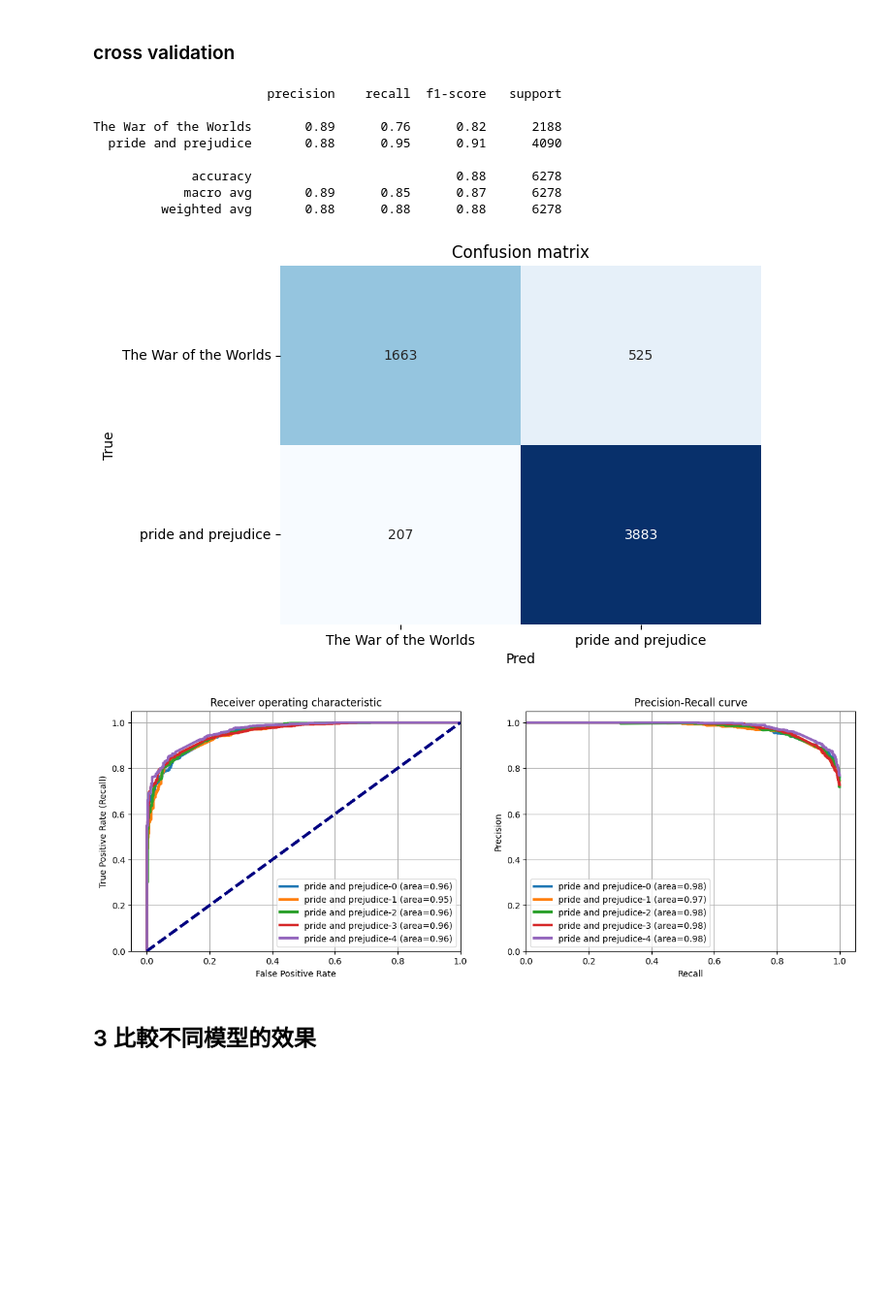
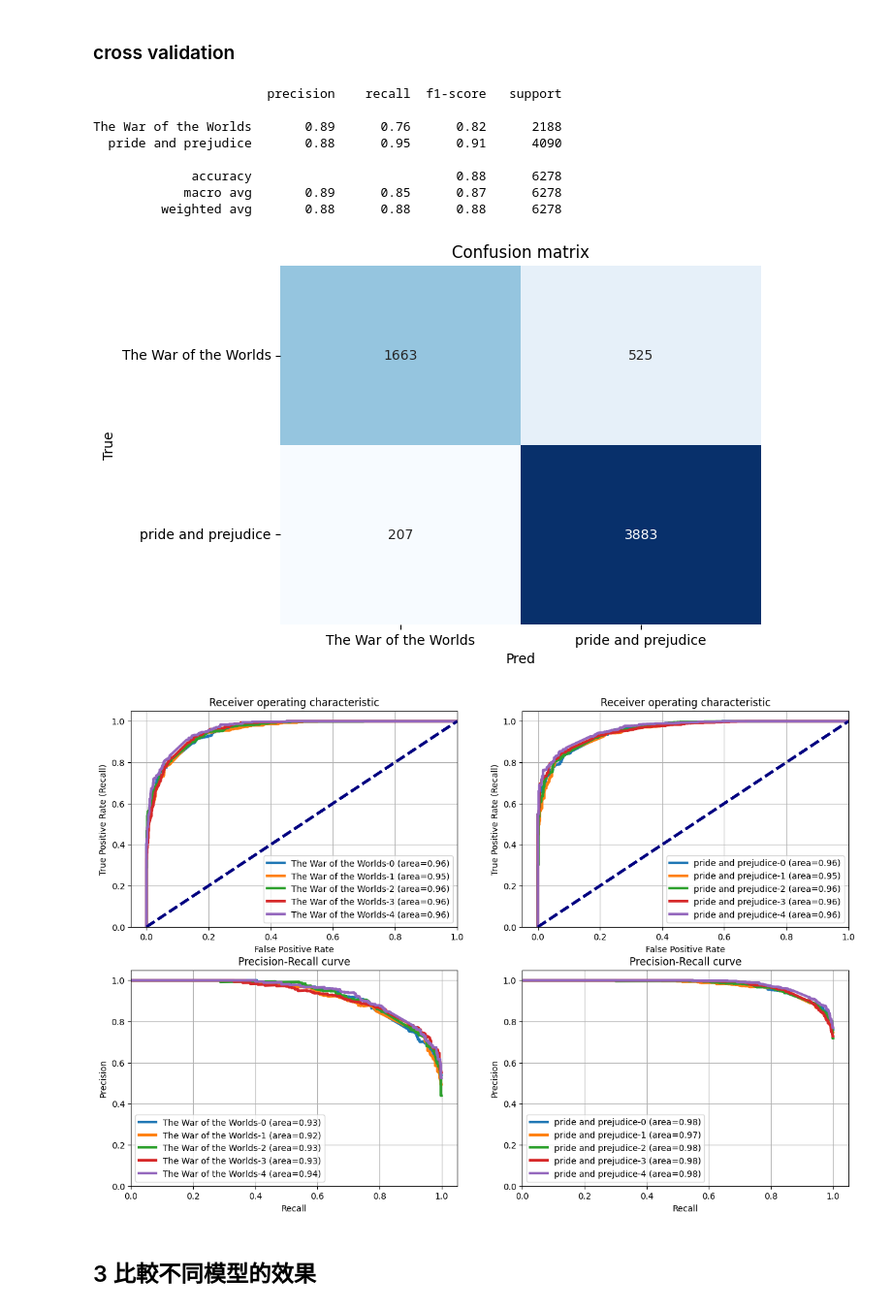
Before and after one commit to Text-Analytics-and-Retrieval/SMA_2023S, a Jupyter notebook: week11_classification/classification_en.ipynb, the cells around one changed output. Shown at 97% size. Drawn from its saved outputs; the diff is of its cells as text; code cells hidden in the pictures; blank space fills up the shorter version.

```diff
--- a/week11_classification/classification_en.ipynb
+++ b/week11_classification/classification_en.ipynb
@@ -182,9 +182,3 @@ plt.yticks(rotation=0)
 (array([0.5, 1.5]),
  [Text(0, 0.5, 'The War of the Worlds'), Text(0, 1.5, 'pride and prejudice')])
 [figure]
-# %%
-# one-hot encoding
-label_binarizer = LabelBinarizer()
-label_binarizer.fit(y_train)
-y_onehot_test = label_binarizer.transform(y_test)
-print(y_onehot_test.shape)  # (n_samples, n_classes)
@@ -192,0 +185,5 @@ print(y_onehot_test.shape)  # (n_samples, n_classes)
+# %%
+enc = OneHotEncoder(sparse=False)
+enc.fit(y_train.values.reshape(-1, 1))
+y_onehot_test = enc.transform(y_test.values.reshape(-1, 1))
+y_onehot_test
@@ -279,6 +296,10 @@ def train_cv(vectorizer, clf, X, y):
     cv_results = cross_validate(clf, vec_X, y, cv=5, return_estimator=True)
     y_pred = cross_val_predict(clf, vec_X, y, cv=5)
     y_pred_proba = cross_val_predict(clf, vec_X, y, cv=5, method="predict_proba")
+
+    # one-hot encoding
+    enc = OneHotEncoder(sparse=False)
+    enc.fit(y.values.reshape(-1, 1))
 
     ## Accuracy, Precision, Recall, F1-score
     cls_report = classification_report(y, y_pred, output_dict=True)
@@ -300,77 +321,78 @@ def train_cv(vectorizer, clf, X, y):
     plt.yticks(rotation=0)
 
 
-    fig, ax = plt.subplots(nrows=1, ncols=2, figsize=(15, 5))
+    fig, ax = plt.subplots(nrows=2, ncols=2, figsize=(15, 10))
 
     kf = KFold(n_splits=5)
 
     for k, (train, test) in enumerate(kf.split(vec_X, y)):
         clf.fit(vec_X[train,:], y.iloc[train])
         y_pred = clf.predict(vec_X[test,:])
         y_test = y.iloc[test]
         y_pred_proba = clf.predict_proba(vec_X[test,:])
-        y_onehot_test = label_binarizer.transform(y_test)
-
+        y_onehot_test = enc.transform(y_test.values.reshape(-1, 1))
 
         ## Plot roc
-        fpr, tpr, thresholds = roc_curve(y_onehot_test, y_pred_proba[:, 1])
-        ax[0].plot(
-            fpr,
-            tpr,
-            lw=3,
-            label="{0}-{1} (area={2:0.2f})".format(classes[1], k, auc(fpr, tpr)),
-        )
-        ax[0].plot([0, 1], [0, 1], color="navy", lw=3, linestyle="--")
-        ax[0].set(
-            xlim=[-0.05, 1.0],
-            ylim=[0.0, 1.05],
-            xlabel="False Positive Rate",
-            ylabel="True Positive Rate (Recall)",
-            title="Receiver operating characteristic",
-        )
-        ax[0].legend(loc="best")
-        ax[0].grid(True)
+        for i in range(len(classes)):
+            fpr, tpr, thresholds = roc_curve(y_onehot_test[:, i], y_pred_proba[:, i])
+            ax[0,i].plot(
+                fpr,
+                tpr,
+                lw=3,
+                label="{0}-{1} (area={2:0.2f})".format(classes[i], k, auc(fpr, tpr)),
+            )
+            ax[0,i].plot([0, 1], [0, 1], color="navy", lw=3, linestyle="--")
+            ax[0,i].set(
+                xlim=[-0.05, 1.0],
+                ylim=[0.0, 1.05],
+                xlabel="False Positive Rate",
+                ylabel="True Positive Rate (Recall)",
+                title="Receiver operating characteristic",
+            )
+            ax[0,i].legend(loc="best")
+            ax[0,i].grid(True)
 
         ## Plot precision-recall curve
-        precision, recall, thresholds = precision_recall_curve(
-            y_onehot_test, y_pred_proba[:, 1]
-        )
-        ax[1].plot(
-            recall,
-            precision,
-            lw=3,
-            label="{0}-{1} (area={2:0.2f})".format(classes[1], k,auc(recall, precision)),
-        )
-        ax[1].set(
-            xlim=[0.0, 1.05],
-            ylim=[0.0, 1.05],
-            xlabel="Recall",
-            ylabel="Precision",
-            title="Precision-Recall curve",
-        )
-        ax[1].legend(loc="best")
-        ax[1].grid(True)
+        for i in range(len(classes)):
+            precision, recall, thresholds = precision_recall_curve(
+                y_onehot_test[:, i], y_pred_proba[:, i]
+            )
+            ax[1,i].plot(
+                recall,
+                precision,
+                lw=3,
+                label="{0}-{1} (area={2:0.2f})".format(classes[i], k,auc(recall, precision)),
+            )
+            ax[1,i].set(
+                xlim=[0.0, 1.05],
+                ylim=[0.0, 1.05],
+                xlabel="Recall",
+                ylabel="Precision",
+                title="Precision-Recall curve",
+            )
+            ax[1,i].legend(loc="best")
+            ax[1,i].grid(True)
 
     plt.show()
 
     clf.fit(vec_X, y)
     # return the model object
     return cls_report
 
 vectorizer = CountVectorizer(max_features=1000, stop_words="english")
 clf = LogisticRegression()
 result = train_cv(vectorizer, clf, X_train, y_train)
 # %% [output]
                        precision    recall  f1-score   support
 
 The War of the Worlds       0.89      0.76      0.82      2188
   pride and prejudice       0.88      0.95      0.91      4090
 
              accuracy                           0.88      6278
             macro avg       0.89      0.85      0.87      6278
          weighted avg       0.88      0.88      0.88      6278
 [figure]
-[figure, old version]
+[figure, new version]
 # %% [markdown]
 ## 3 比較不同模型的效果
 # %%
```
Also changed, not shown: parts of 14 cells of this notebook.
